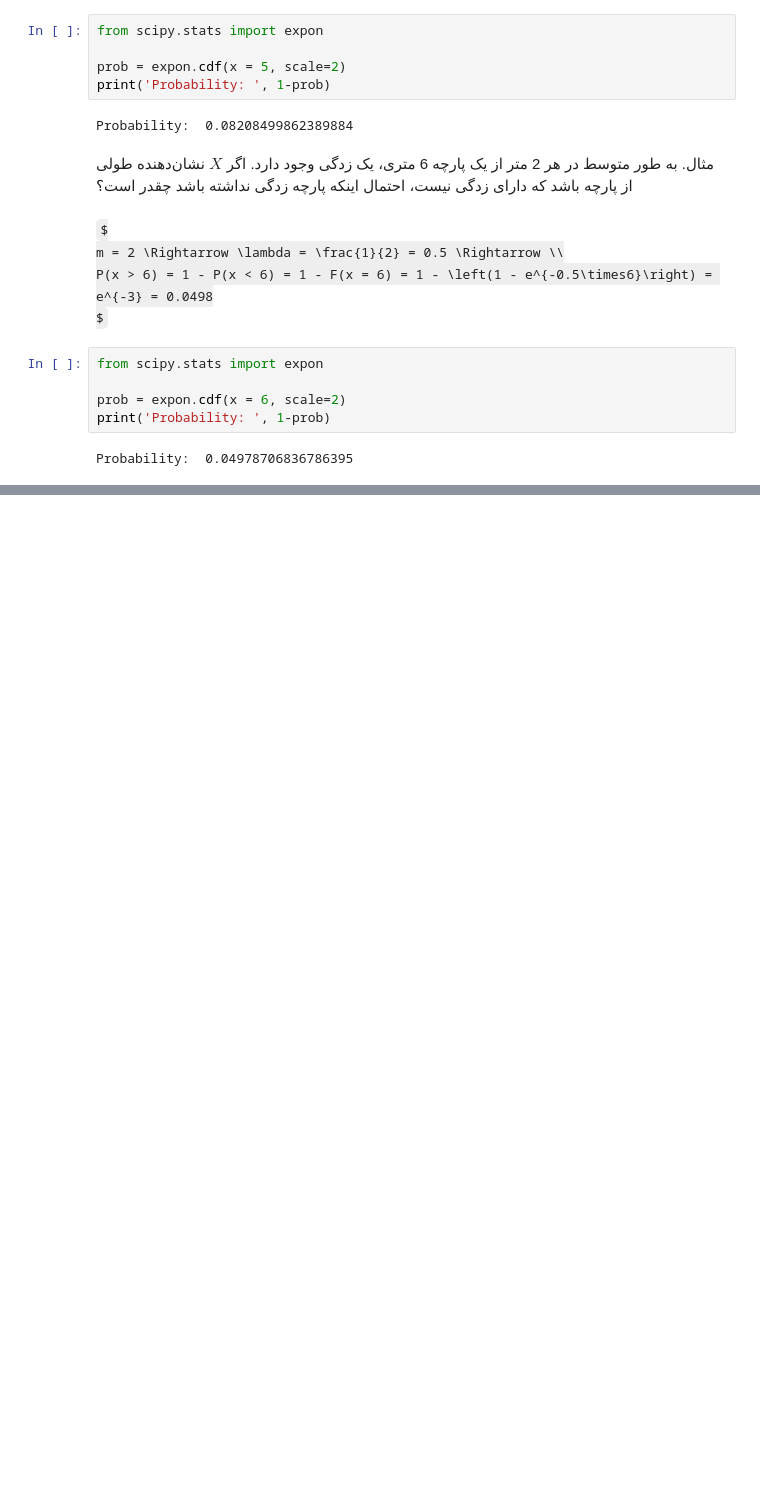
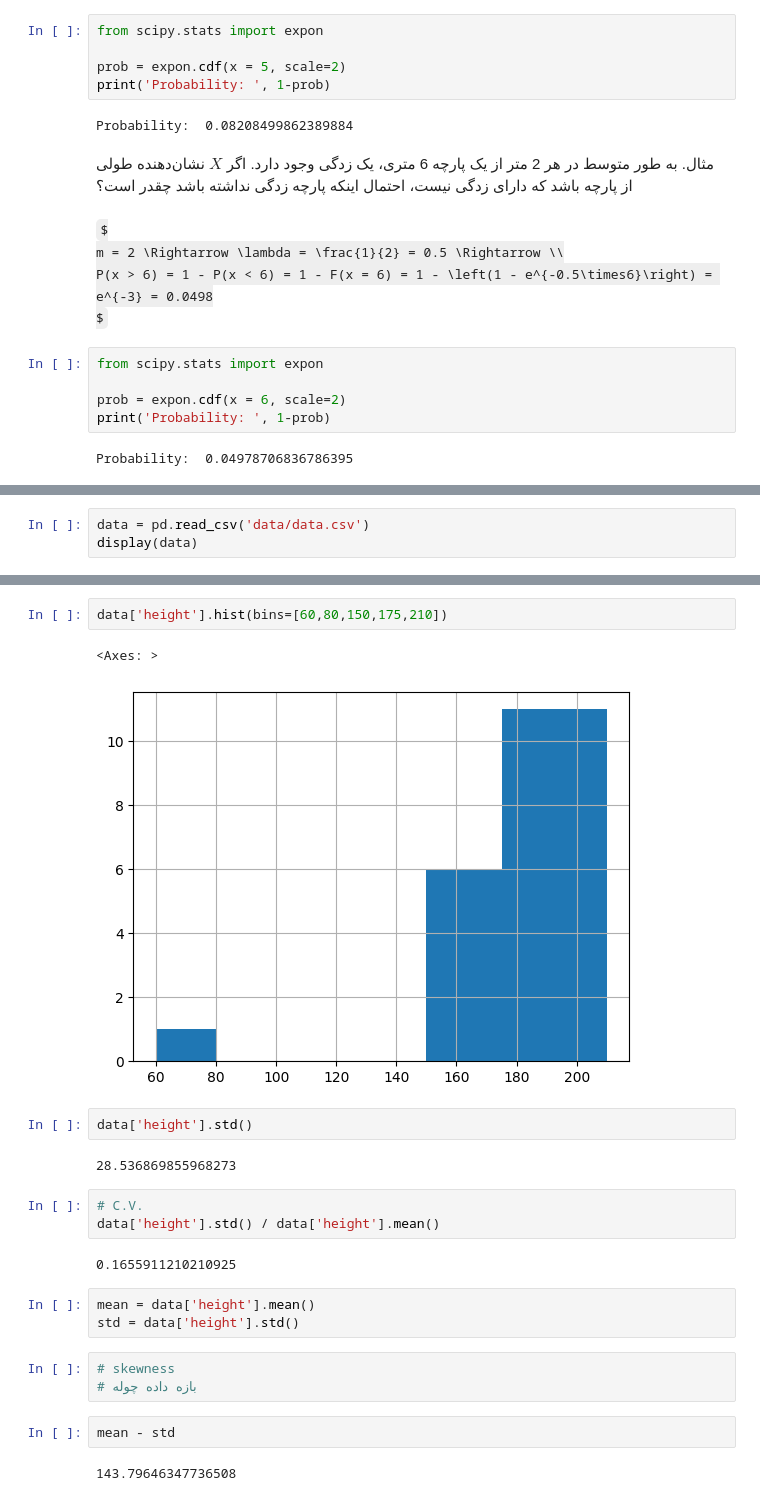
Before and after one commit to aghababaei-alireza/AI_Darsman, a Jupyter notebook: Semester 4 - Statistics and Probability/Learn/Part3-RandomVariablesAndDistributions.ipynb, the cells around one changed output, grey strips where cells are left out. Cells and saved outputs as stored; diff of their text form; some formulas as TeX source; blank space fills up the shorter version.

```diff
--- a/Semester 4 - Statistics and Probability/Learn/Part3-RandomVariablesAndDistributions.ipynb
+++ b/Semester 4 - Statistics and Probability/Learn/Part3-RandomVariablesAndDistributions.ipynb
@@ -1511,0 +1531,3 @@ Probability:  0.04978706836786395
+# %%
+data = pd.read_csv('data/data.csv')
+display(data)
@@ -1511,0 +1567,24 @@ Probability:  0.04978706836786395
+# %%
+data['height'].hist(bins=[60,80,150,175,210])
+# %% [output]
+<Axes: >
+[figure, added]
+# %%
+data['height'].std()
+# %% [output]
+28.536869855968273
+# %%
+# C.V.
+data['height'].std() / data['height'].mean()
+# %% [output]
+0.1655911210210925
+# %%
+mean = data['height'].mean()
+std = data['height'].std()
+# %%
+# skewness
+# بازه داده چوله
+# %%
+mean - std
+# %% [output]
+143.79646347736508
```
Also changed, not shown: parts of 36 cells of this notebook, 10 other files.
